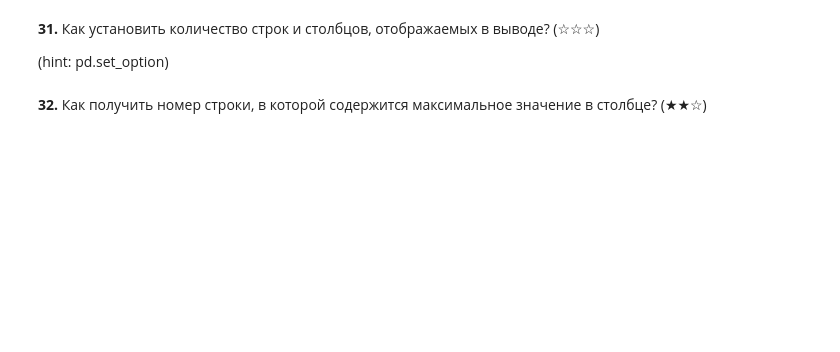
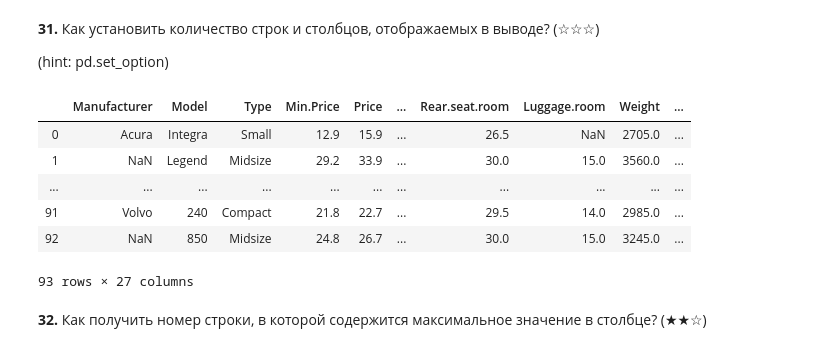
Before and after one commit to sarvensis/spython, a Jupyter notebook: semesterNo2/Homework1ML.ipynb, the cells around one changed output. Cells and saved outputs as stored; diff of their text form; code cells hidden in the pictures; blank space fills up the shorter version.

```diff
--- a/semesterNo2/Homework1ML.ipynb
+++ b/semesterNo2/Homework1ML.ipynb
@@ -606,7 +663,18 @@ df = pd.read_csv('https://raw.githubusercontent.com/selva86/datasets/master/Cars
 # %%
 df = pd.read_csv('https://raw.githubusercontent.com/selva86/datasets/master/Cars93_miss.csv')
 
 #your code
+pd.set_option('display.max_rows', 5)
+pd.set_option('max_columns', 10)
+df
+# %% [output]
+|  | Manufacturer | Model | Type | Min.Price | Price | ... | Rear.seat.room | Luggage.room | Weight | ... |
+| 0 | Acura | Integra | Small | 12.9 | 15.9 | ... | 26.5 | NaN | 2705.0 | ... |
+| 1 | NaN | Legend | Midsize | 29.2 | 33.9 | ... | 30.0 | 15.0 | 3560.0 | ... |
+| ... | ... | ... | ... | ... | ... | ... | ... | ... | ... | ... |
+| 91 | Volvo | 240 | Compact | 21.8 | 22.7 | ... | 29.5 | 14.0 | 2985.0 | ... |
+| 92 | NaN | 850 | Midsize | 24.8 | 26.7 | ... | 30.0 | 15.0 | 3245.0 | ... |
+93 rows × 27 columns
 # %% [markdown]
 **32\.** Как получить номер строки, в которой содержится максимальное значение в столбце? (★★☆)
 # %%
```
Also changed, not shown: parts of 7 cells of this notebook.
